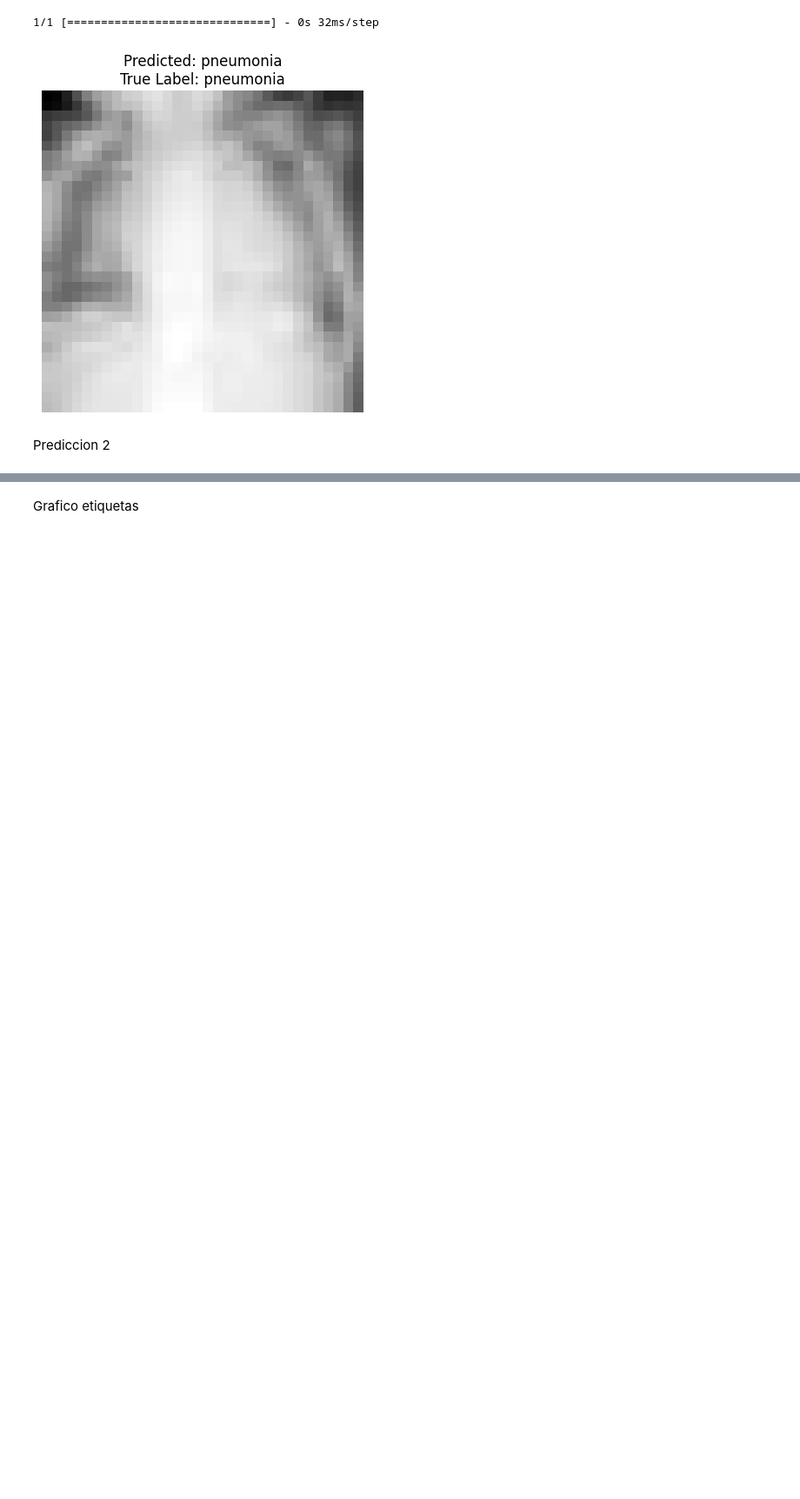
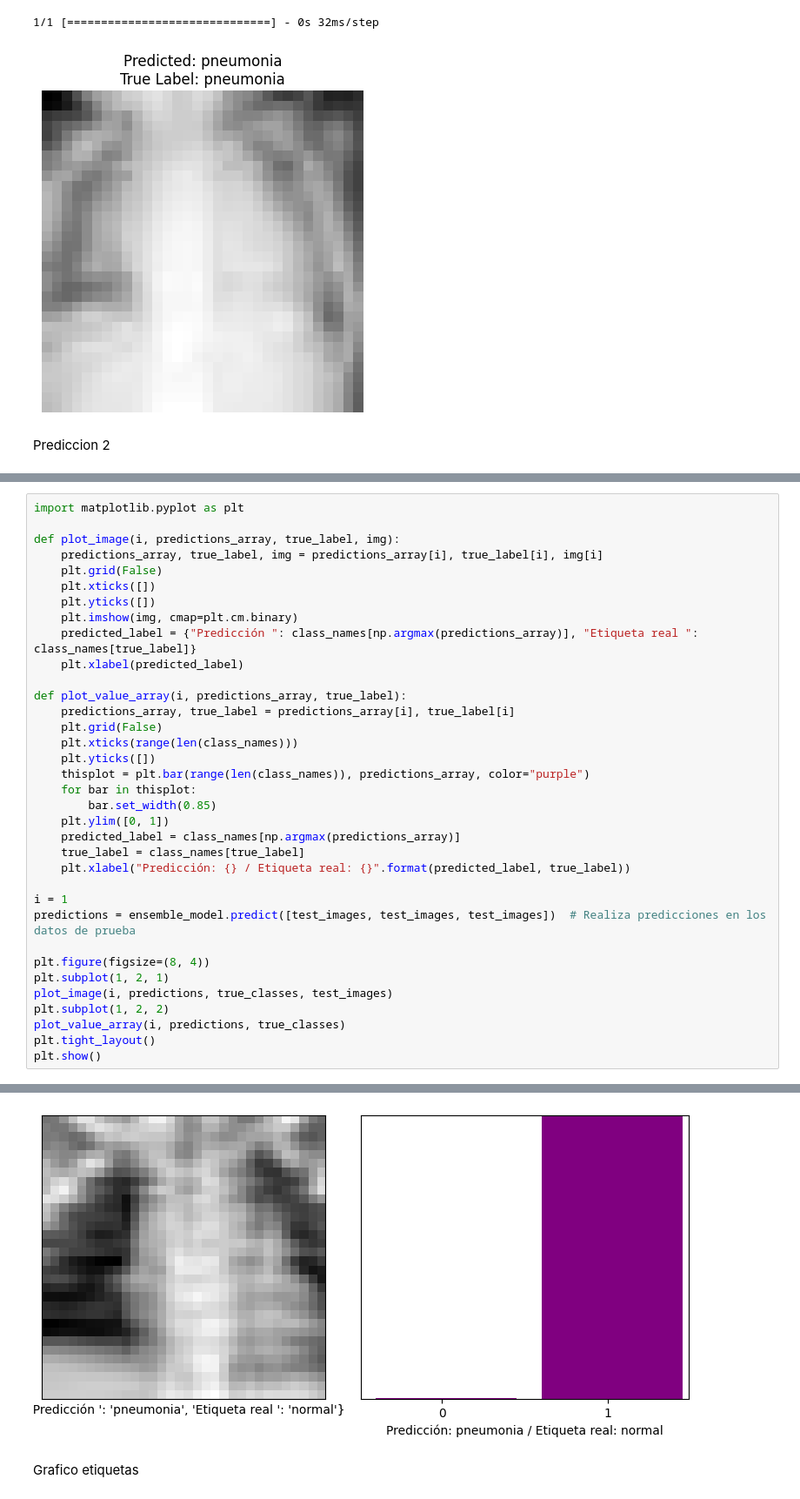
Before and after one commit to Salva13s/EnsambleMedMNIST, a Jupyter notebook: Ensamble_VGG16_VGG19_RESNET50.ipynb, the cells around one changed output, grey strips where cells are left out. Shown at 87% size. Saved outputs shown, nothing was run; the diff lists cells and outputs as text; blank space fills up the shorter version.

```diff
--- a/Ensamble_VGG16_VGG19_RESNET50.ipynb
+++ b/Ensamble_VGG16_VGG19_RESNET50.ipynb
@@ -434,0 +390,36 @@ plt.show()
+# %%
+import matplotlib.pyplot as plt
+
+def plot_image(i, predictions_array, true_label, img):
+    predictions_array, true_label, img = predictions_array[i], true_label[i], img[i]
+    plt.grid(False)
+    plt.xticks([])
+    plt.yticks([])
+    plt.imshow(img, cmap=plt.cm.binary)
+    predicted_label = {"Predicción ": class_names[np.argmax(predictions_array)], "Etiqueta real ": class_names[true_label]}
+    plt.xlabel(predicted_label)
+
+def plot_value_array(i, predictions_array, true_label):
+    predictions_array, true_label = predictions_array[i], true_label[i]
+    plt.grid(False)
+    plt.xticks(range(len(class_names)))
+    plt.yticks([])
+    thisplot = plt.bar(range(len(class_names)), predictions_array, color="purple")
+    for bar in thisplot:
+        bar.set_width(0.85)
+    plt.ylim([0, 1])
+    predicted_label = class_names[np.argmax(predictions_array)]
+    true_label = class_names[true_label]
+    plt.xlabel("Predicción: {} / Etiqueta real: {}".format(predicted_label, true_label))
+
+i = 1
+predictions = ensemble_model.predict([test_images, test_images, test_images])  # Realiza predicciones en los datos de prueba
+
+plt.figure(figsize=(8, 4))
+plt.subplot(1, 2, 1)
+plot_image(i, predictions, true_classes, test_images)
+plt.subplot(1, 2, 2)
+plot_value_array(i, predictions, true_classes)
+plt.tight_layout()
+plt.show()
+# %% [output]
@@ -435,3 +427,4 @@ plt.show()
+[figure, added]
 # %% [markdown]
 Grafico etiquetas
 # %%
```
Also changed, not shown: parts of 14 cells of this notebook.
